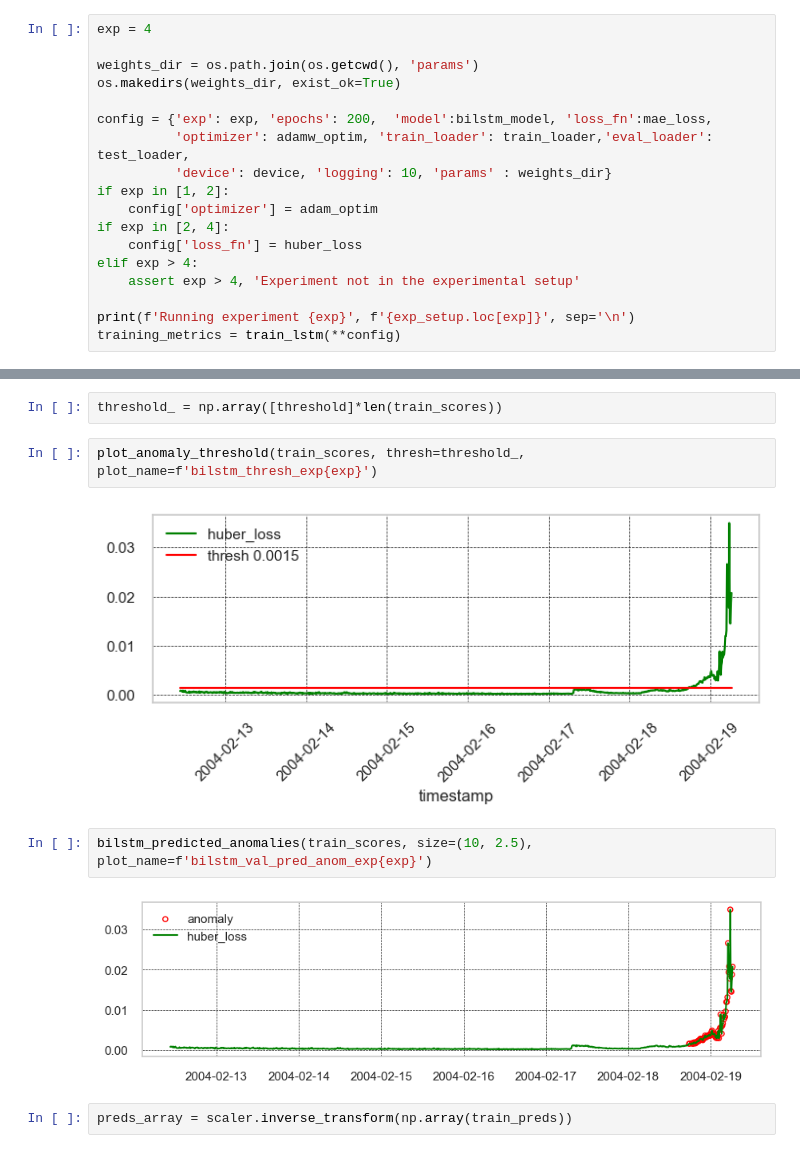
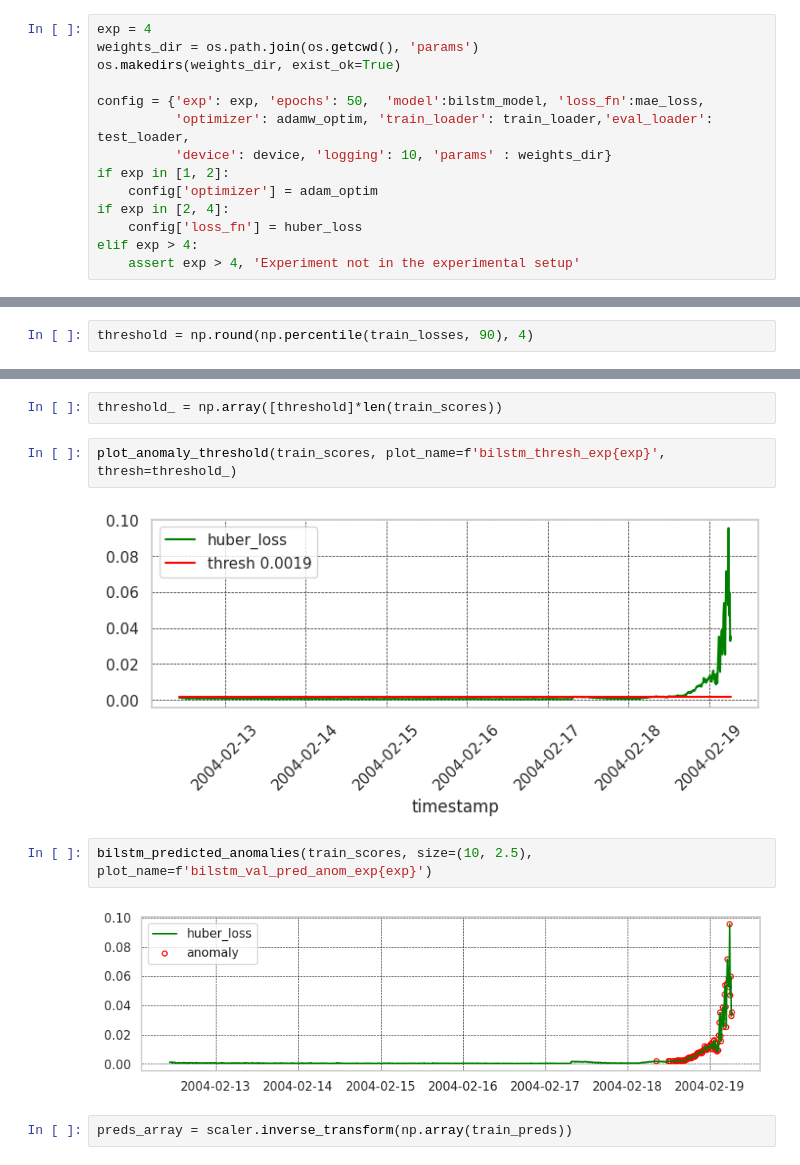
Before and after one commit to Wb-az/timeseries-sensor-anomaly-detection, a Jupyter notebook: multiple_timeseries_anomaly.ipynb, the cells around one changed output, grey strips where cells are left out. Saved outputs shown, nothing was run; the diff lists cells and outputs as text.

```diff
--- a/multiple_timeseries_anomaly.ipynb
+++ b/multiple_timeseries_anomaly.ipynb
@@ -794,11 +797,10 @@ AnomalyLSTM(
 )
 # %%
 exp = 4
-
 weights_dir = os.path.join(os.getcwd(), 'params')
 os.makedirs(weights_dir, exist_ok=True)
 
-config = {'exp': exp, 'epochs': 200,  'model':bilstm_model, 'loss_fn':mae_loss,
+config = {'exp': exp, 'epochs': 50,  'model':bilstm_model, 'loss_fn':mae_loss,
           'optimizer': adamw_optim, 'train_loader': train_loader,'eval_loader': test_loader,
           'device': device, 'logging': 10, 'params' : weights_dir}
 if exp in [1, 2]:
@@ -807,6 +809,3 @@ if exp in [2, 4]:
     config['loss_fn'] = huber_loss
 elif exp > 4:
     assert exp > 4, 'Experiment not in the experimental setup'
-
-print(f'Running experiment {exp}', f'{exp_setup.loc[exp]}', sep='\n')
-training_metrics = train_lstm(**config)
@@ -882,3 +863,5 @@ threshold = 0.0015
+# %%
+threshold = np.round(np.percentile(train_losses, 90), 4)
 # %%
 train_scores = pd.DataFrame(index=avg_df2.index)
 loss_column = 'huber_loss' if config['loss_fn'] == huber_loss else 'mae_loss'
@@ -888,13 +871,13 @@ train_scores.to_csv(os.path.join(csv_files, f'bilstm_train_exp{exp}.csv'))
 # %%
 threshold_ = np.array([threshold]*len(train_scores))
 # %%
-plot_anomaly_threshold(train_scores, thresh=threshold_, plot_name=f'bilstm_thresh_exp{exp}')
+plot_anomaly_threshold(train_scores, plot_name=f'bilstm_thresh_exp{exp}', thresh=threshold_)
 # %% [output]
-[figure, old version]
+[figure, new version]
 # %%
 bilstm_predicted_anomalies(train_scores, size=(10, 2.5), plot_name=f'bilstm_val_pred_anom_exp{exp}')
 # %% [output]
-[figure, old version]
+[figure, new version]
 # %%
 preds_array = scaler.inverse_transform(np.array(train_preds))
 # %%
```
Also changed, not shown: parts of 115 cells of this notebook.
